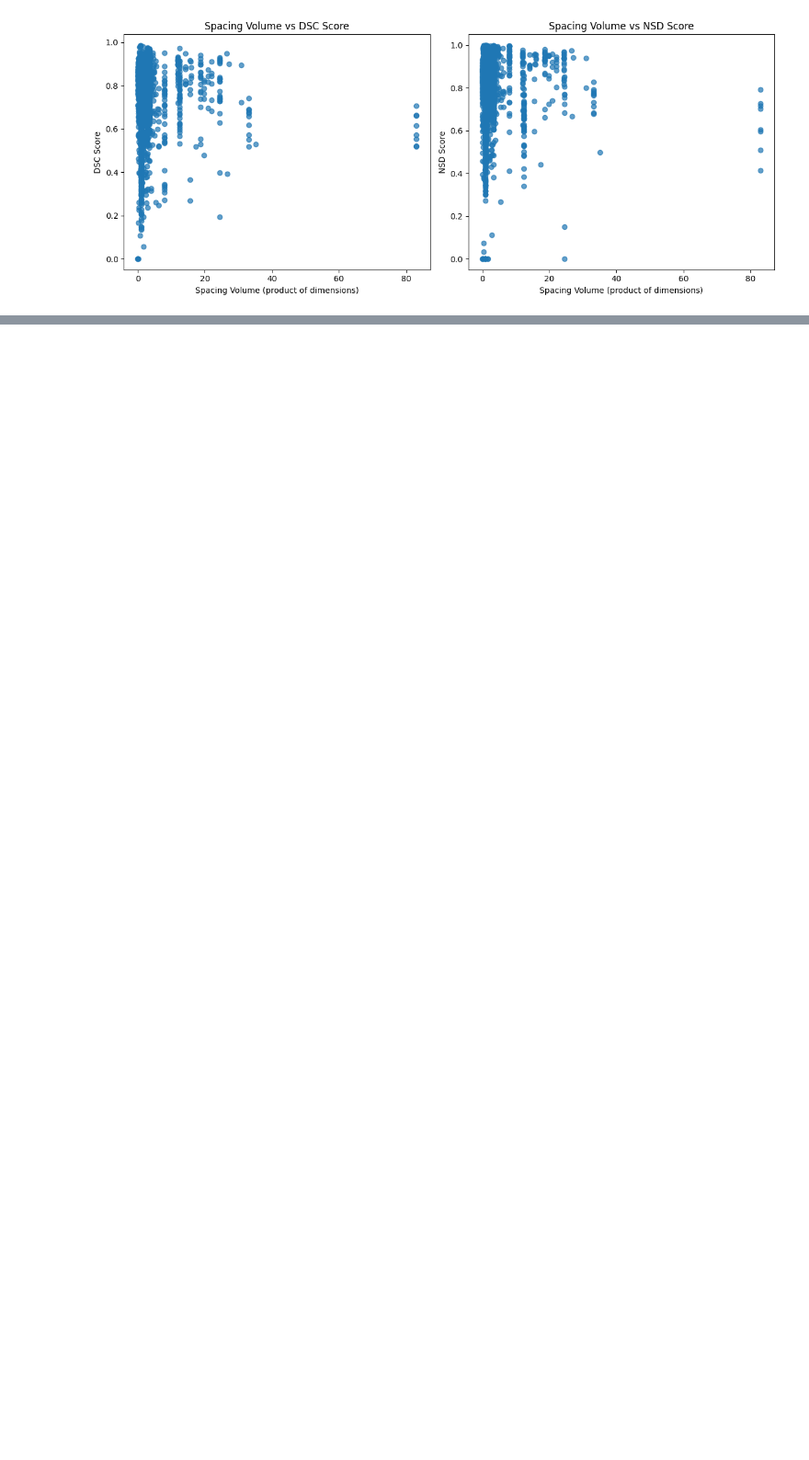
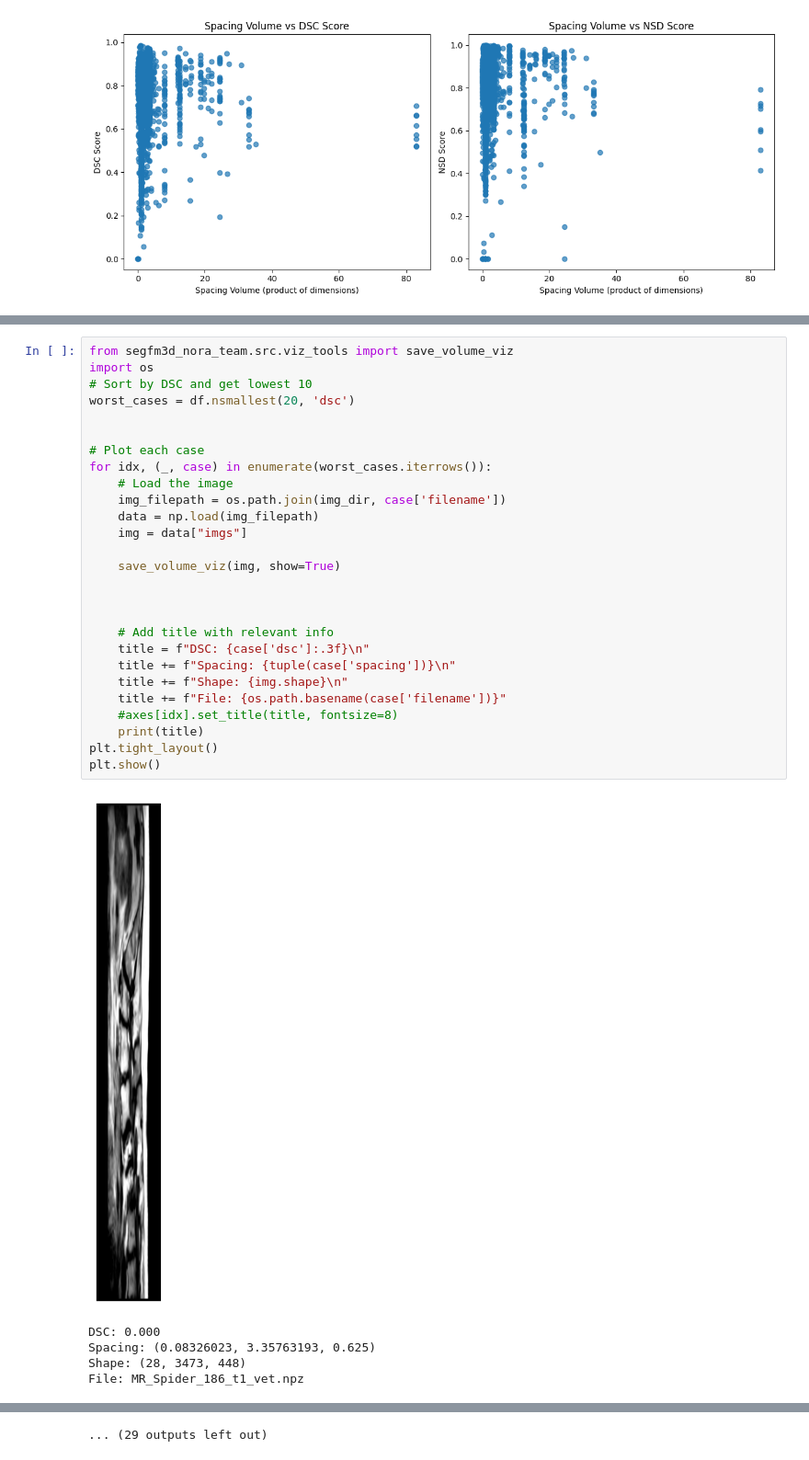
Before and after one commit to tidiane-camaret/segfm3d_nora_team, a Jupyter notebook: experiments/20_05.ipynb, the cells around one changed output, grey strips where cells are left out. Shown at 92% size. Drawn from its saved outputs; the diff is of its cells as text; blank space fills up the shorter version.

```diff
--- a/experiments/20_05.ipynb
+++ b/experiments/20_05.ipynb
@@ -154,0 +165,33 @@ print(spacing_array)
+# %%
+from segfm3d_nora_team.src.viz_tools import save_volume_viz
+import os
+# Sort by DSC and get lowest 10
+worst_cases = df.nsmallest(20, 'dsc')
+
+
+# Plot each case
+for idx, (_, case) in enumerate(worst_cases.iterrows()):
+    # Load the image
+    img_filepath = os.path.join(img_dir, case['filename'])
+    data = np.load(img_filepath)
+    img = data["imgs"]
+
+    save_volume_viz(img, show=True)
+
+
+
+    # Add title with relevant info
+    title = f"DSC: {case['dsc']:.3f}\n"
+    title += f"Spacing: {tuple(case['spacing'])}\n"
+    title += f"Shape: {img.shape}\n"
+    title += f"File: {os.path.basename(case['filename'])}"
+    #axes[idx].set_title(title, fontsize=8)
+    print(title)
+plt.tight_layout()
+plt.show()
+# %% [output]
+[figure, added]
+DSC: 0.000
+Spacing: (0.08326023, 3.35763193, 0.625)
+Shape: (28, 3473, 448)
+File: MR_Spider_186_t1_vet.npz
@@ -154,0 +223 @@ print(spacing_array)
+... (29 outputs left out)
```
Also changed, not shown: parts of 4 cells of this notebook, 4 other files.
